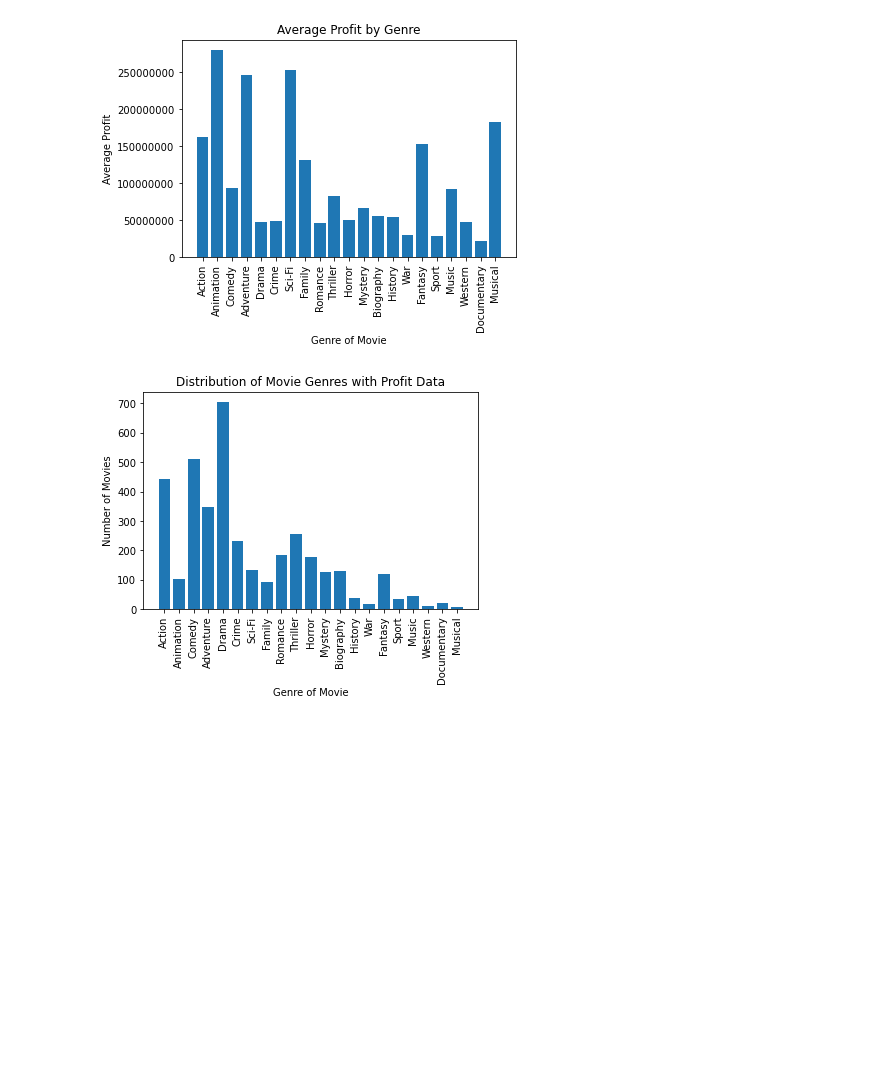
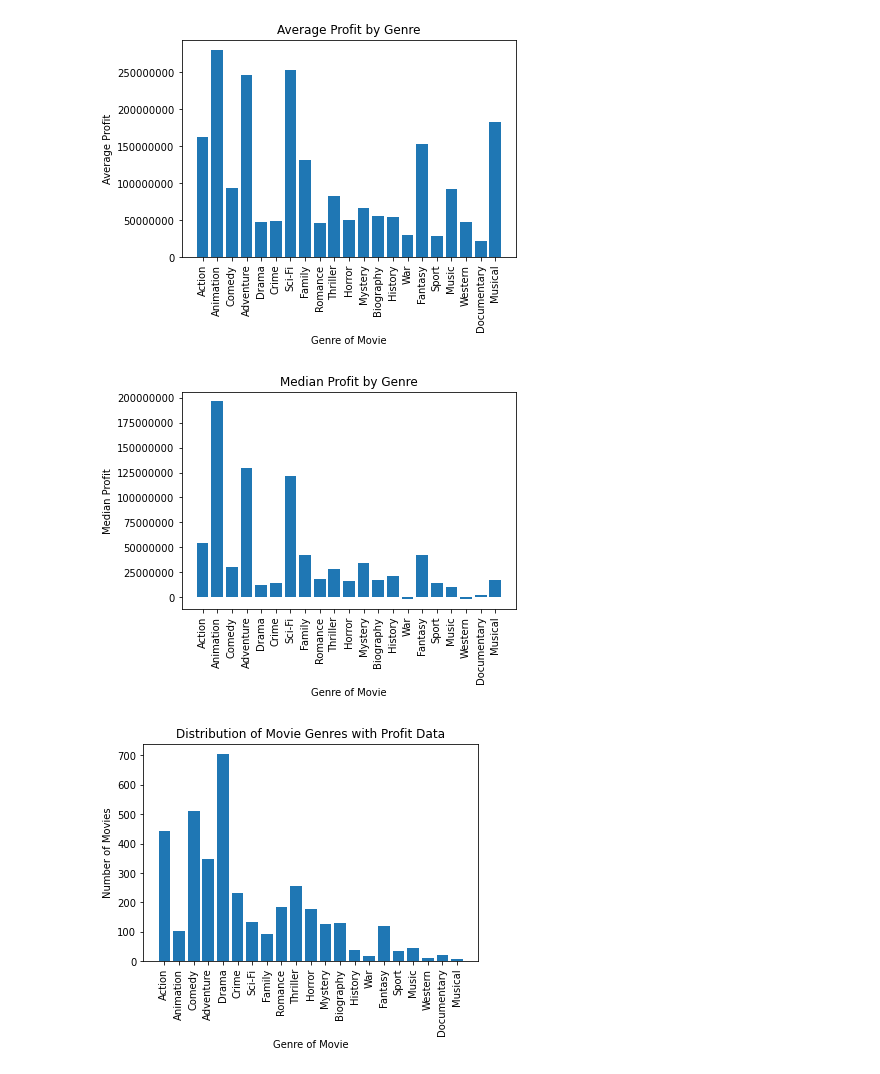
Before and after one commit to ThomasHChapman/p1_project, a Jupyter notebook: tom-working.ipynb, the cells around one changed output. Cells and saved outputs as stored; diff of their text form; code cells hidden in the pictures; blank space fills up the shorter version.

Commit message:
added median profitability

```diff
--- a/tom-working.ipynb
+++ b/tom-working.ipynb
@@ -535,3 +535,18 @@ genre_profits
  'Musical': 182863946.38}
 # %% [markdown]
 for movies we have budget data--which genres have more flops?
+# %%
+# create dictionary with genres as keys and median profit as values.
+
+median_genres = []
+genres = list(profit_count.keys())
+
+
+for genre in profit_count:
+    profit = df2.loc[df2['genres'].astype(str).str.contains(genre), 'profit']
+
+    median_profit = round(profit.median(), 2)
+    median_genres.append(median_profit)
+
+genre_medians = dict(zip(genres, median_genres))
+genre_medians
@@ -545,6 +590,16 @@ ax.set_xlabel('Genre of Movie');
 ax.set_title('Average Profit by Genre');
 # %% [output]
 [figure]
+# %%
+med_profit, ax = plt.subplots()
+ax.bar(x = list(genre_medians.keys()), height = list(genre_medians.values()));
+ax.tick_params(axis='x', labelrotation = 90);
+ax.ticklabel_format(axis='y',style='plain')
+ax.set_ylabel('Median Profit');
+ax.set_xlabel('Genre of Movie');
+ax.set_title('Median Profit by Genre');
+# %% [output]
+[figure, added]
 # %%
 fig, ax = plt.subplots()
 ax.bar(x = list(profit_count.keys()), height = list(profit_count.values()));
```
Also changed, not shown: parts of 4 cells of this notebook.
